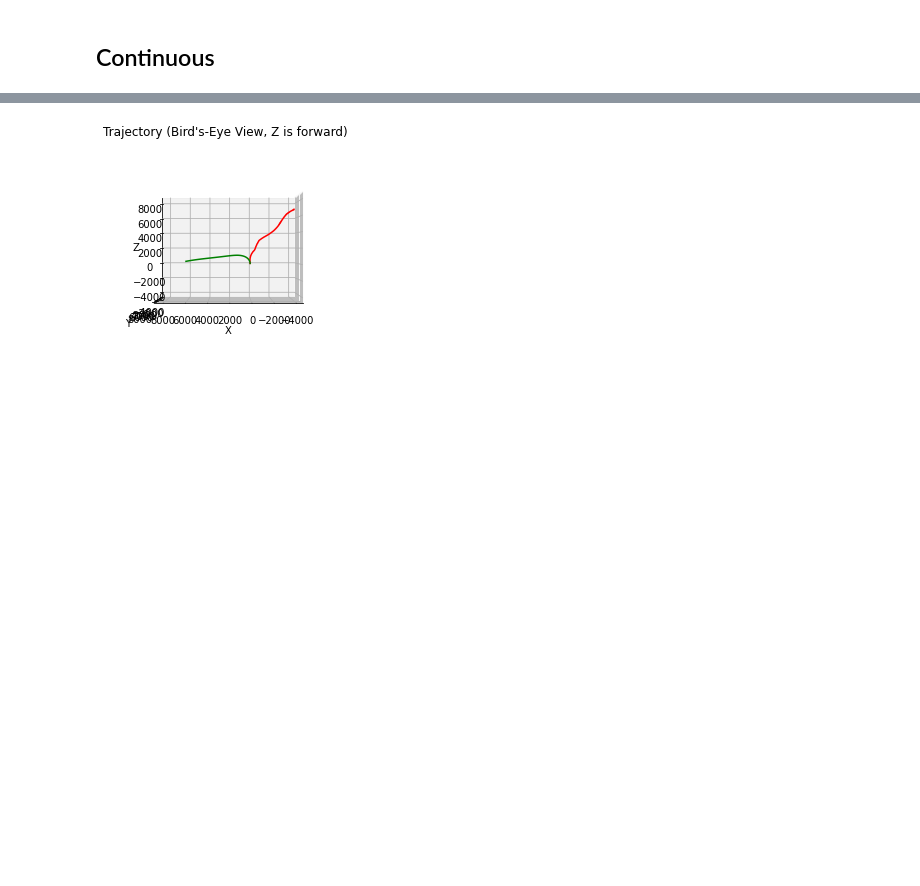
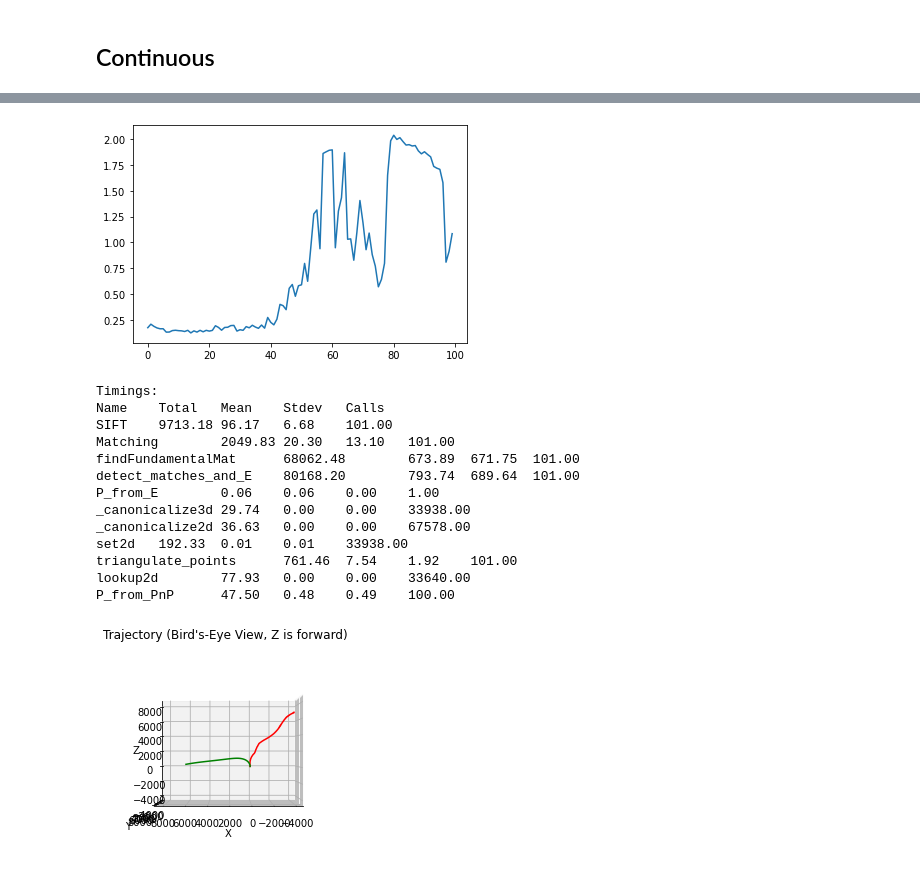
Before and after one commit to ariporad/comprobo-vision-project, a Jupyter notebook: main.ipynb, the cells around one changed output, grey strips where cells are left out. Drawn from its saved outputs; the diff is of its cells as text; code cells hidden in the pictures; blank space fills up the shorter version.

Commit message:
feat: add profiling, optimize PointCloud

```diff
--- a/main.ipynb
+++ b/main.ipynb
@@ -18,14 +71,17 @@ kitti = pykitti.odometry(kitti_dir, kitti_sequence, frames=range(0, 200, 1))
 # %% [markdown]
 ## Detect Features
 # %%
+@timed
 def detect_matches_and_E(img1, img2, draw=True):
 	# Find Matches
 	# From: https://stackoverflow.com/a/33670318
-	sift = cv2.SIFT_create()
-	kp1, des1 = sift.detectAndCompute(img1, None)
-	kp2, des2 = sift.detectAndCompute(img2, None)
-	bf = cv2.BFMatcher(cv2.NORM_L2, crossCheck=True)
-	matches = bf.match(des1, des2)
+	with time_block('SIFT'):
+		sift = cv2.SIFT_create()
+		kp1, des1 = sift.detectAndCompute(img1, None)
+		kp2, des2 = sift.detectAndCompute(img2, None)
+	with time_block('Matching'):
+		bf = cv2.BFMatcher(cv2.NORM_L2, crossCheck=True)
+		matches = bf.match(des1, des2)
 	matches = sorted(matches, key=lambda x: x.distance)
 
 	if draw:
@@ -45,7 +101,8 @@ def detect_matches_and_E(img1, img2, draw=True):
 	points1 = np.array(imgpts1)
 	points2 = np.array(imgpts2)
 
-	F, status_mask = cv2.findFundamentalMat(points1, points2, cv2.FM_RANSAC, 0.1, 0.99, 100000)
+	with time_block('findFundamentalMat'):
+		F, status_mask = cv2.findFundamentalMat(points1, points2, cv2.FM_RANSAC, 0.1, 0.99, 100000)
 	E = K.T @ F @ K
 
 	if draw:
@@ -110,9 +168,12 @@ from dataclasses import dataclass, field
 
 @dataclass
 class PointCloud:
+	# Storing all the data twice is inefficient memory-wise, but allows for fast lookups in either direction
 	_points3d: Dict[Tuple[float, float, float], Dict[int, Tuple[float, float]]] = field(default_factory=lambda: {})
+	_points2d: Dict[int, Dict[Tuple[float, float], Tuple[float, float, float]]] = field(default_factory=lambda: {})
 	_num_observations: int = 0
 
+	@timed
 	def _canonicalize2d(self, point2d):
 		point2d = np.array(point2d).squeeze()
 
@@ -124,6 +185,7 @@ class PointCloud:
 
 		return point2d
 
+	@timed
 	def _canonicalize3d(self, point3d):
 		point3d = np.array(point3d).squeeze()
 
@@ -135,6 +197,7 @@ class PointCloud:
 
 		return point3d
 
+	@timed
 	def set2d(self, frame_id, point3d, point2d) -> bool:
 		""" Record an observation. Returns True if this observation is new, False otherwise."""
 		key3d = tuple(self._canonicalize3d(point3d))
@@ -143,23 +206,25 @@ class PointCloud:
 		if key3d not in self._points3d:
 			self._points3d[key3d] = {}
 
+		if frame_id not in self._points2d:
+			self._points2d[frame_id] = {}
+
 		if self._points3d[key3d].get(frame_id, None) == value2d:
 			return False
 
 		self._points3d[key3d][frame_id] = value2d
+		self._points2d[frame_id][value2d] = key3d
 		self._num_observations += 1
 
 		return True
 
+	@timed
 	def lookup2d(self, frame_id, point2d):
 		value2d = tuple(self._canonicalize2d(point2d))
 
-		for key3d, frame_dict in self._points3d.items():
-			if frame_id not in frame_dict: continue
-			if frame_dict[frame_id] != value2d: continue
+		return self._points2d.get(frame_id, {}).get(value2d, None)
 
-			return np.array(key3d)
-
+	@timed
 	def lookup3d(self, point3d):
 		key3d = tuple(self._canonicalize3d(point3d))
 
@@ -188,6 +253,7 @@ class PointCloud:
 
 
 # From book
+@timed
 def triangulate_points(
 	frame_id: int,
 	point_cloud: PointCloud,
@@ -325,3 +396,23 @@ Frame 101 took 1273ms: Keeping 61/229 new points. Mean reprojection error: 797.0
+# %%
+plt.figure()
+plt.plot(durations)
+plt.show()
+print_timings(False)
+# %% [output]
+[figure, added]
+Timings:
+Name    Total   Mean    Stdev   Calls
+SIFT    9713.18 96.17   6.68    101.00
+Matching        2049.83 20.30   13.10   101.00
+findFundamentalMat      68062.48        673.89  671.75  101.00
+detect_matches_and_E    80168.20        793.74  689.64  101.00
+P_from_E        0.06    0.06    0.00    1.00
+_canonicalize3d 29.74   0.00    0.00    33938.00
+_canonicalize2d 36.63   0.00    0.00    67578.00
+set2d   192.33  0.01    0.01    33938.00
+triangulate_points      761.46  7.54    1.92    101.00
+lookup2d        77.93   0.00    0.00    33640.00
+P_from_PnP      47.50   0.48    0.49    100.00
 # %%
 def plot_trajectory(ax, poses, scale_factor=1.0, line_color='r', arrow_color='b', arrow_size=5, arrow_prop=5):
     XYZ = np.array([P @ np.array([[0,0,0,1]]).transpose() for P in poses]).squeeze(axis=2)
```
Also changed, not shown: parts of 4 cells of this notebook.
